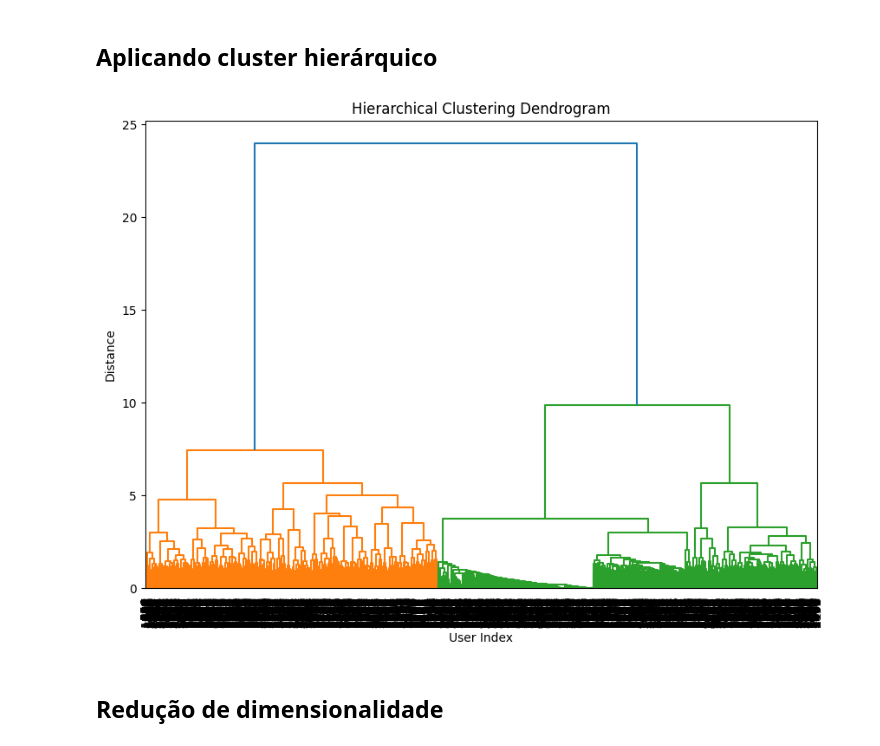
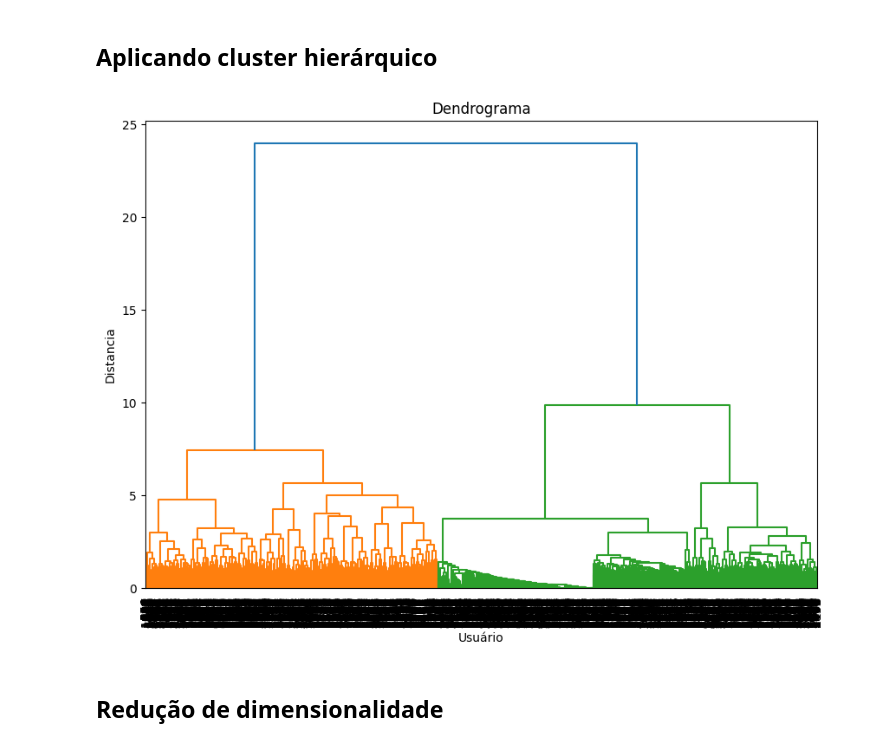
Before and after one commit to Ribeiro-Victor/coc602-data-mining, a Jupyter notebook: task_04/notebook.ipynb, the cells around one changed output. Drawn from its saved outputs; the diff is of its cells as text; code cells hidden in the pictures.

```diff
--- a/task_04/notebook.ipynb
+++ b/task_04/notebook.ipynb
@@ -420,18 +417,16 @@ Apesar da tentativa de variação de epsilon entre 0.1 e 2, com intervalos de 0.
 # %%
 condensed_cosine_sim_matrix = squareform(cosine_sim_matrix, force='tovector', checks=False)
 
-# Perform hierarchical clustering
-linkage_matrix = linkage(condensed_cosine_sim_matrix, method='ward')  # 'ward' can be replaced with 'single', 'complete', 'average', etc.
+linkage_matrix = linkage(condensed_cosine_sim_matrix, method='ward')
 
-# Plot the dendrogram
 plt.figure(figsize=(10, 7))
 dendrogram(linkage_matrix, labels=user_movie_matrix.index, leaf_rotation=90, leaf_font_size=10)
-plt.title('Hierarchical Clustering Dendrogram')
-plt.xlabel('User Index')
-plt.ylabel('Distance')
+plt.title('Dendrograma')
+plt.xlabel('Usuário')
+plt.ylabel('Distancia')
 plt.show()
 # %% [output]
-[figure, old version]
+[figure, new version]
 # %% [markdown]
 ## Redução de dimensionalidade
 # %% [markdown]
```
Also changed, not shown: parts of 31 cells of this notebook.
